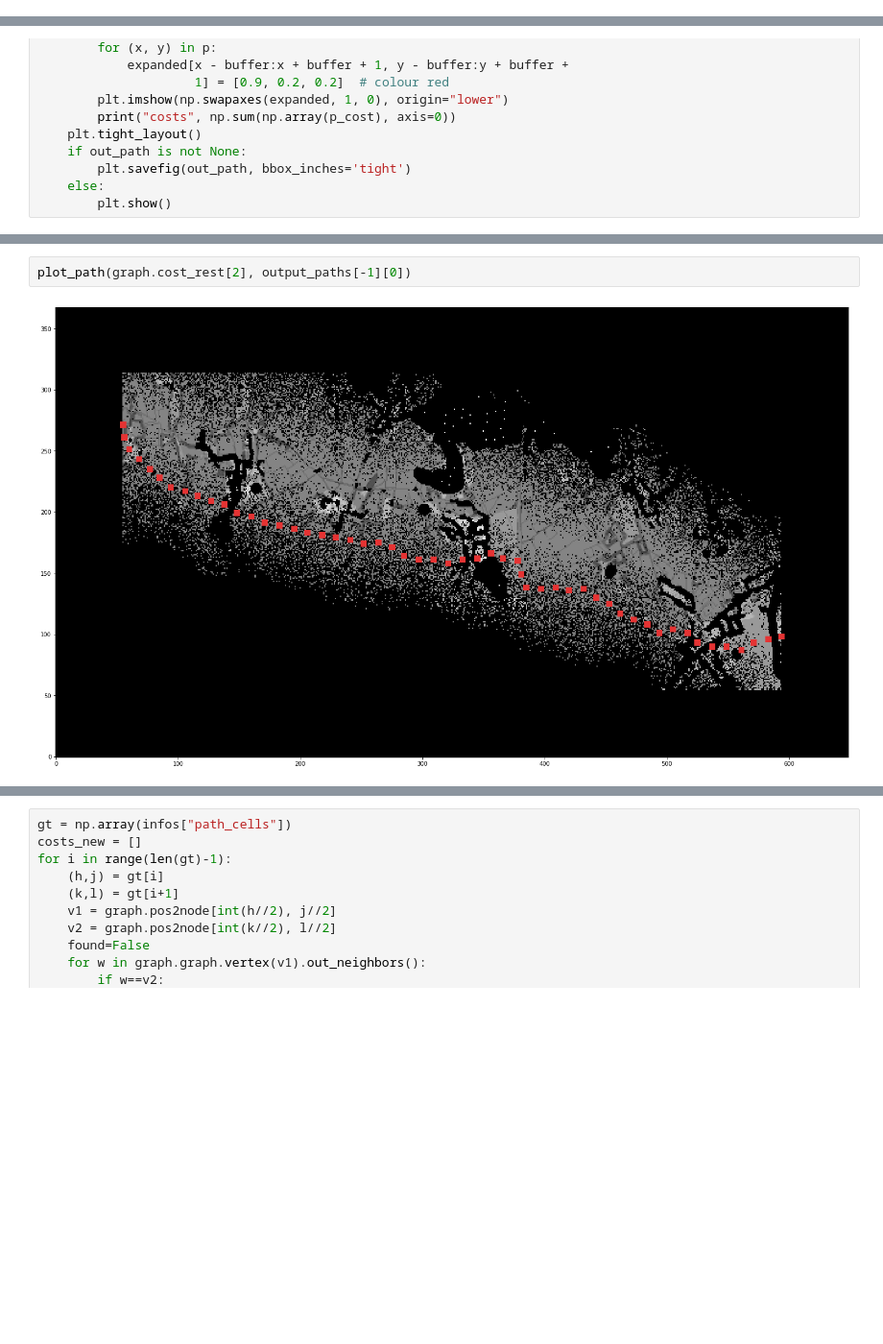
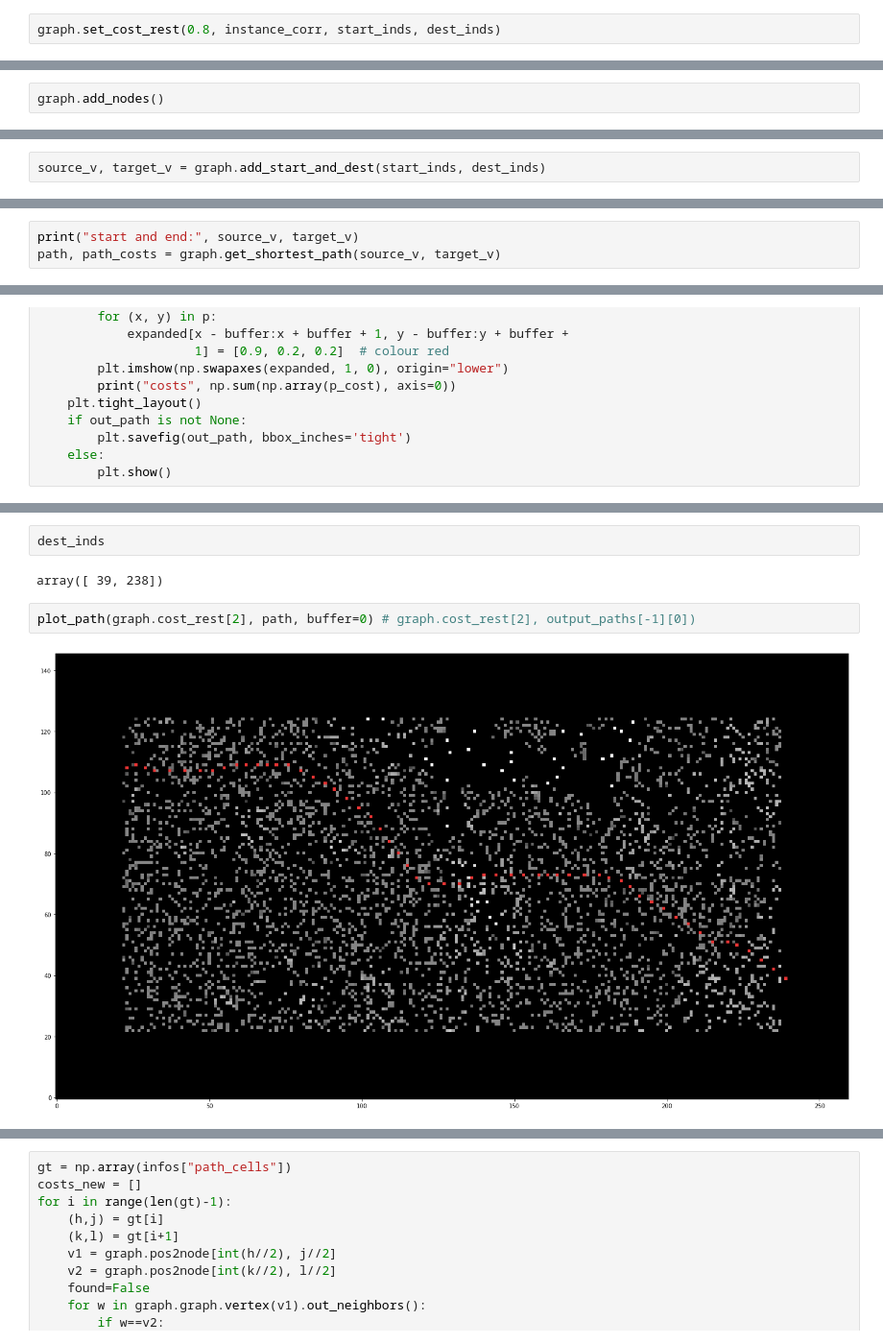
Before and after one commit to NinaWie/PowerPlanner, a Jupyter notebook: notebooks/scale_pipeline.ipynb, the cells around one changed output, grey strips where cells are left out. Shown at 96% size. Saved outputs shown, nothing was run; the diff lists cells and outputs as text; blank space fills up the shorter version.

```diff
--- a/notebooks/scale_pipeline.ipynb
+++ b/notebooks/scale_pipeline.ipynb
@@ -247,0 +272,2 @@ plt.show()
+# %%
+graph.set_cost_rest(0.8, instance_corr, start_inds, dest_inds)
@@ -247,0 +277,2 @@ plt.show()
+# %%
+graph.add_nodes()
@@ -263,0 +288,2 @@ np.mean(a[a>0])
+# %%
+source_v, target_v = graph.add_start_and_dest(start_inds, dest_inds)
@@ -263,0 +293,3 @@ np.mean(a[a>0])
+# %%
+print("start and end:", source_v, target_v)
+path, path_costs = graph.get_shortest_path(source_v, target_v)
@@ -877,6 +751,10 @@ print(np.sum(np.array(output_paths[-1][1]), axis=0))
+# %%
+dest_inds
+# %% [output]
+array([ 39, 238])
 # %%
-plot_path(graph.cost_rest[2], output_paths[-1][0])
+plot_path(graph.cost_rest[2], path, buffer=0) # graph.cost_rest[2], output_paths[-1][0])
 # %% [output]
-[figure, old version]
+[figure, new version]
 # %%
 plot_pipeline_paths(plot_surfaces, output_paths, buffer=1, out_path=None)
```
Also changed, not shown: parts of 52 cells of this notebook, 13 other files.
